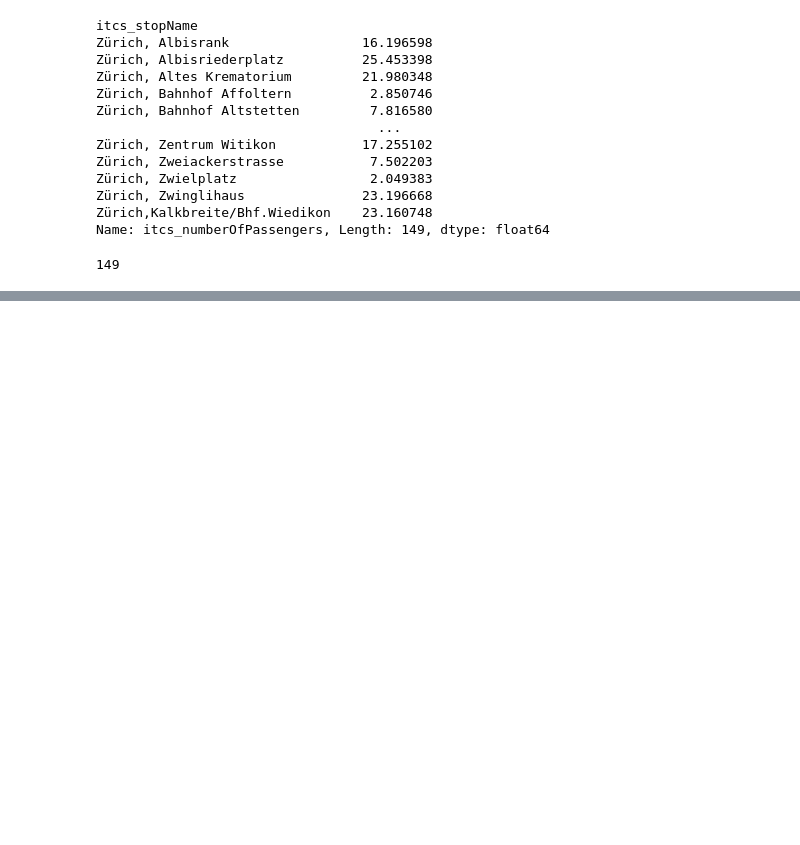
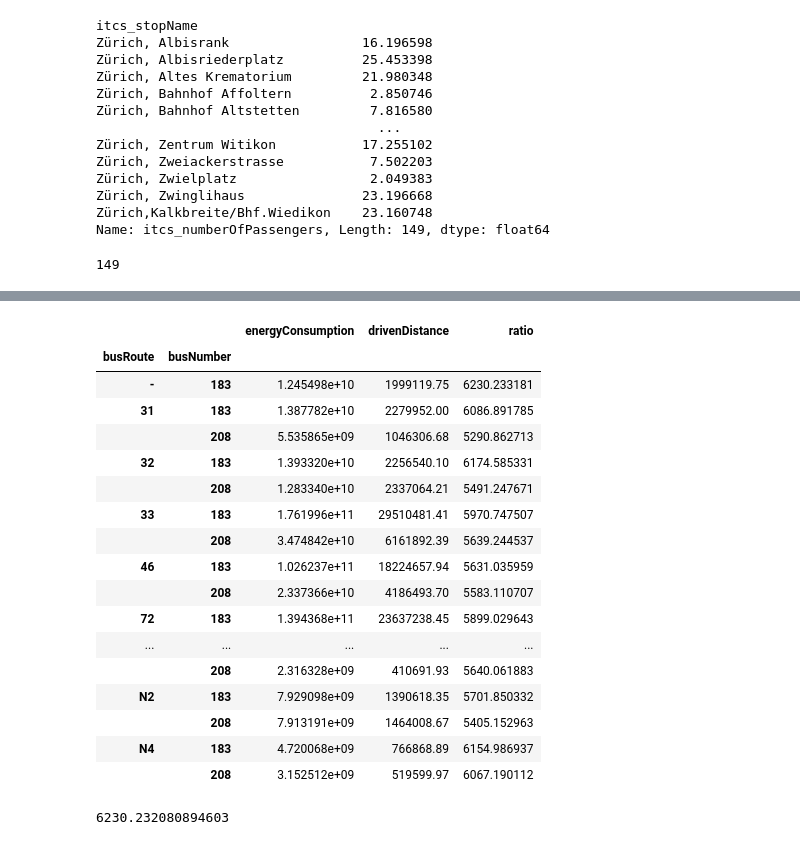
Before and after one commit to CarloArpini/2023-FCS-Project, a Jupyter notebook: Project.ipynb, the cells around one changed output, grey strips where cells are left out. Drawn from its saved outputs; the diff is of its cells as text; code cells hidden in the pictures; blank space fills up the shorter version.

```diff
--- a/Project.ipynb
+++ b/Project.ipynb
@@ -525,0 +768,2 @@ len(previous['itcs_stopName'].unique())
+# %%
+gr = trips.groupby(['busRoute','busNumber']).sum()[['energyConsumption', 'drivenDistance']]
@@ -525,0 +791,28 @@ len(previous['itcs_stopName'].unique())
+# %%
+gr['ratio'] = gr['energyConsumption'] / gr['drivenDistance']
+# %%
+gr
+# %% [output]
+|  |  | energyConsumption | drivenDistance | ratio |
+| busRoute | busNumber |  |  |  |
+| - | 183 | 1.245498e+10 | 1999119.75 | 6230.233181 |
+| 31 | 183 | 1.387782e+10 | 2279952.00 | 6086.891785 |
+|  | 208 | 5.535865e+09 | 1046306.68 | 5290.862713 |
+| 32 | 183 | 1.393320e+10 | 2256540.10 | 6174.585331 |
+|  | 208 | 1.283340e+10 | 2337064.21 | 5491.247671 |
+| 33 | 183 | 1.761996e+11 | 29510481.41 | 5970.747507 |
+|  | 208 | 3.474842e+10 | 6161892.39 | 5639.244537 |
+| 46 | 183 | 1.026237e+11 | 18224657.94 | 5631.035959 |
+|  | 208 | 2.337366e+10 | 4186493.70 | 5583.110707 |
+| 72 | 183 | 1.394368e+11 | 23637238.45 | 5899.029643 |
+| ... | ... | ... | ... | ... |
+|  | 208 | 2.316328e+09 | 410691.93 | 5640.061883 |
+| N2 | 183 | 7.929098e+09 | 1390618.35 | 5701.850332 |
+|  | 208 | 7.913191e+09 | 1464008.67 | 5405.152963 |
+| N4 | 183 | 4.720068e+09 | 766868.89 | 6154.986937 |
+|  | 208 | 3.152512e+09 | 519599.97 | 6067.190112 |
+# %%
+risultato = 1.245498e+10 / 1999119.75
+print(risultato)
+# %% [output]
+6230.232080894603
```
Also changed, not shown: parts of 49 cells of this notebook.
